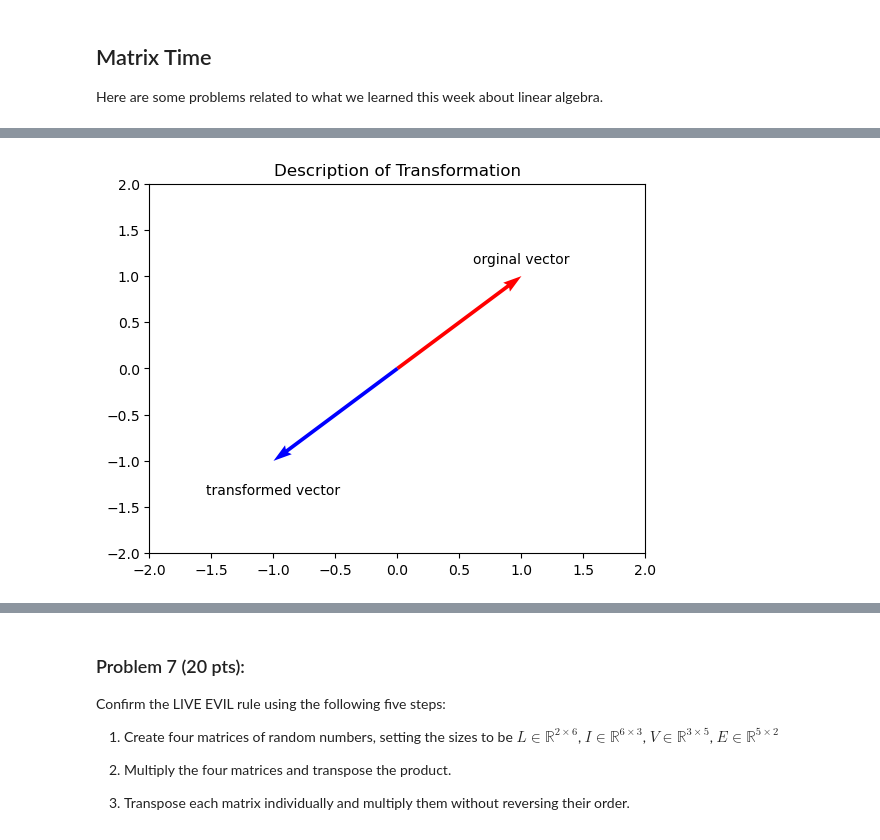
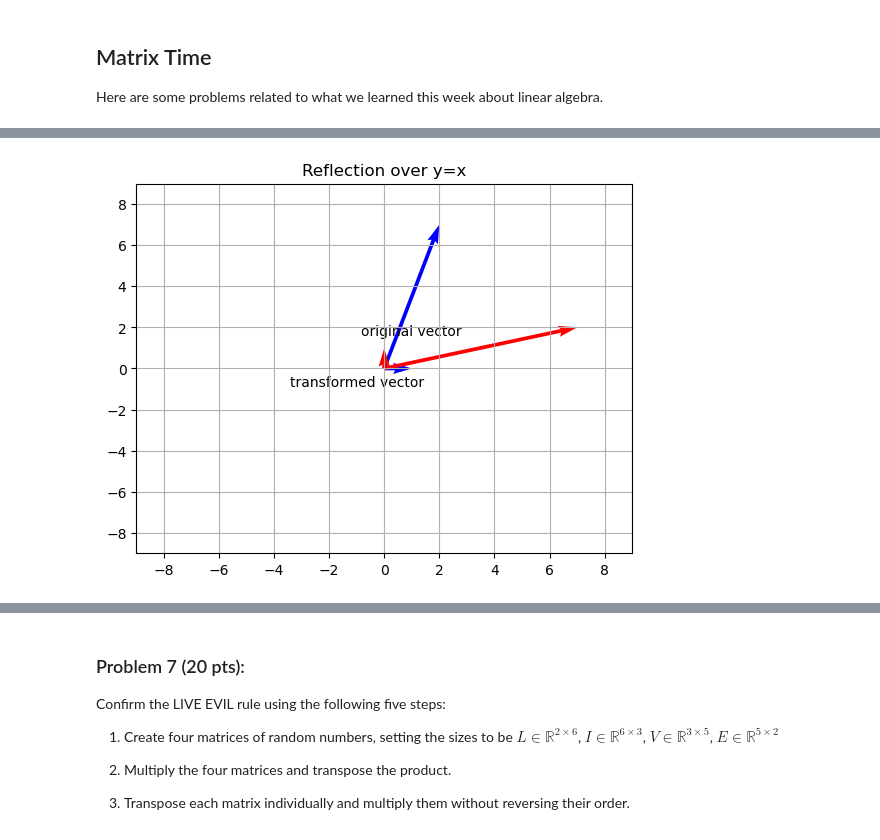
Before and after one commit to MartinLam12/AD450martin, a Jupyter notebook: week_7_data_cleaning_matrix.ipynb, the cells around one changed output, grey strips where cells are left out. Cells and saved outputs as stored; diff of their text form; code cells hidden in the pictures.

```diff
--- a/week_7_data_cleaning_matrix.ipynb
+++ b/week_7_data_cleaning_matrix.ipynb
@@ -269,60 +210,84 @@ Here are some problems related to what we learned this week about linear algebra
 # %%
 import numpy as np
 import matplotlib.pyplot as plt
 
 k = 2
 
 matrices = [
-    (np.array([[0, 1],
-               [1, 0]])),
+    np.array([[0, 1],
+              [1, 0]]),
 
-    (np.array([[1, 0],
-               [0, -1]])),
+    np.array([[1, 0],
+              [0, -1]]),
 
-    (np.array([[-1, 0],
-               [0, 1]])),
+    np.array([[-1, 0],
+              [0, 1]]),
 
-    (np.array([[k, 0],
-               [0, 1]])),
+    np.array([[k, 0],
+              [0, 1]]),
 
-    (np.array([[1, 0],
-               [0, k]])),
+    np.array([[1, 0],
+              [0, k]]),
 
-    (np.array([[k, 0],
-               [0, k]])),
+    np.array([[k, 0],
+              [0, k]]),
 
-    (np.array([[1, k],
-               [0, 1]])),
+    np.array([[1, k],
+              [0, 1]]),
 
-    (np.array([[1, 0],
-               [k, 1]])),
+    np.array([[1, 0],
+              [k, 1]]),
 
-    (np.array([[-1, 0],
-               [0, -1]])),
+    np.array([[-1, 0],
+              [0, -1]]),
 
-    (np.array([[0, 1],
-               [-1, 0]])),
+    np.array([[0, 1],
+              [-1, 0]]),
 
-    (np.array([[0, -1],
-               [1, 0]]))
+    np.array([[0, -1],
+              [1, 0]])
 ]
 
+titles = [
+    "Reflection over y=x",
+    "Reflection over x-axis",
+    "Reflection over y-axis",
+    "Horizontal stretch by k",
+    "Vertical stretch by k",
+    "Scaling by k",
+    "Horizontal shear by k",
+    "Vertical shear by k",
+    "Rotation by 180°",
+    "Rotation by 90° clockwise",
+    "Rotation by 90° counter-clockwise"
+]
 
+v1 = np.random.randint(0, 10, size=2)
+v2 = np.random.randint(0, 10, size=2)
 
+for i, A in enumerate(matrices):
+    tv1 = A @ v1
+    tv2 = A @ v2
 
-quiver = plt.quiver([0, 0], # Sets the x-cordinate of the start of the vectors
-                    [0, 0], # Sets the y-cordinate of the start of the vectors
-                    [1, -1], # Sets the x-cordinate of the end of the vectors
-                    [1, -1], # Sets the y-cordinate of the end of the vectors
-           angles='xy',
-           scale_units='xy',
-           scale=1,
-           color=['r','b'])
-plt.xlim(-2, 2)
-plt.ylim(-2, 2)
-plt.quiverkey(quiver, 1, 1, 1, 'orginal vector', coordinates='data')
-plt.quiverkey(quiver, -1, -1.5, 1, 'transformed vector', coordinates='data')
-plt.title('Description of Transformation')
-plt.show()
+    # original and transformed x-starts, y-starts, x-ends, y-ends
+    quiver = plt.quiver([0, 0, 0, 0],
+                        [0, 0, 0, 0],
+                        [v1[0], v2[0], tv1[0], tv2[0]],
+                        [v1[1], v2[1], tv1[1], tv2[1]],
+                        angles='xy',
+                        scale_units='xy',
+                        scale=1,
+                        color=['b', 'b', 'r', 'r'])
+
+    all_vals = np.concatenate([v1, v2, tv1, tv2])
+    limit = max(abs(all_vals)) + 2
+    plt.xlim(-limit, limit)
+    plt.ylim(-limit, limit)
+    plt.quiverkey(quiver, 1, 1, 1, 'original vector', coordinates='data', color='b')
+    plt.quiverkey(quiver, -1, -1.5, 1, 'transformed vector', coordinates='data', color='r')
+    plt.grid(True)
+    #plt.gca().set_aspect('equal')
+    plt.title(titles[i])
+    plt.show()
 # %% [output]
-[figure, old version]
+[figure, new version]
```
Also changed, not shown: parts of 12 cells of this notebook, 1 other file.
